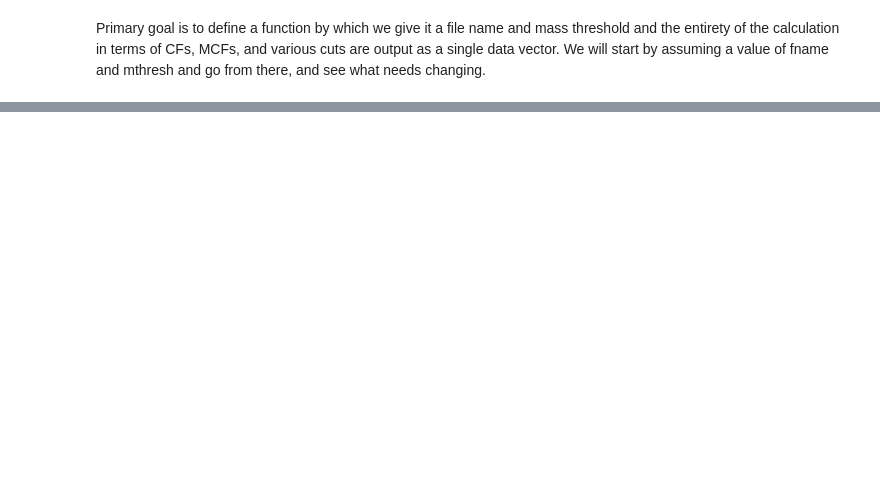
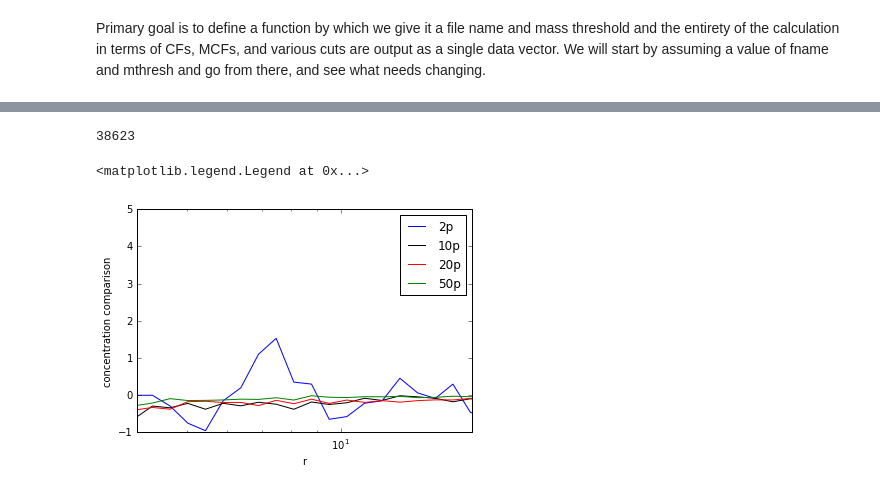
Before and after one commit to villarrealas/haloenviron-pipeline, a Jupyter notebook: halotools-pipe.ipynb, the cells around one changed output, grey strips where cells are left out. Drawn from its saved outputs; the diff is of its cells as text; code cells hidden in the pictures; blank space fills up the shorter version.

Commit message:
fixed bug in concentration cuts section

```diff
--- a/halotools-pipe.ipynb
+++ b/halotools-pipe.ipynb
@@ -141,0 +202,27 @@ print np.std(cnfw_fix_log**2)
+# %%
+cnfw_sort = np.sort(mass_sort, order='halo_cNFW')
+print len(cnfw_sort)
+
+lowlim=int(np.floor(.2*len(cnfw_sort)))
+highlim=int(np.floor(.8*len(cnfw_sort)))
+low_cnfw_sort = cnfw_sort[0:lowlim]
+high_cnfw_sort = cnfw_sort[highlim:-1]
+lowpos = np.vstack((low_cnfw_sort['halo_x'], low_cnfw_sort['halo_y'], low_cnfw_sort['halo_z'])).T
+highpos = np.vstack((high_cnfw_sort['halo_x'], high_cnfw_sort['halo_y'], high_cnfw_sort['halo_z'])).T
+x_rand = lbox * np.random.random(len(lowpos)*3)
+y_rand = lbox * np.random.random(len(lowpos)*3)
+z_rand = lbox * np.random.random(len(lowpos)*3)
+randpos = np.vstack((x_rand,y_rand,z_rand)).T
+Nsub = np.array([2,2,2])
+xi_low, cov_low = mo.tpcf_jackknife(lowpos, randoms=randpos, rbins=10**logbins, Nsub=Nsub, period=lbox)
+xi_high, cov_high = mo.tpcf_jackknife(highpos, randoms=randpos, rbins=10**logbins, Nsub=Nsub, period=lbox)
+error_low = np.sqrt(1./np.diag(cov_low))
+error_high = np.sqrt(1./np.diag(cov_high))
+yerr_low_low = np.maximum(1e-2, xi_low - error_low)
+yerr_high_low = xi_low + error_low
+yerr_low_high = np.maximum(1e-2, xi_high - error_high)
+yerr_high_high = xi_high + error_high
+
+xi_comp_20p = (xi_high - xi_low) / xi
+# %% [output]
+38623
@@ -141,0 +273,35 @@ print np.std(cnfw_fix_log**2)
+# %%
+lowlim=int(np.floor(.10*len(cnfw_sort)))
+highlim=int(np.floor(.90*len(cnfw_sort)))
+low_cnfw_sort = cnfw_sort[0:lowlim]
+high_cnfw_sort = cnfw_sort[highlim:-1]
+lowpos = np.vstack((low_cnfw_sort['halo_x'], low_cnfw_sort['halo_y'], low_cnfw_sort['halo_z'])).T
+highpos = np.vstack((high_cnfw_sort['halo_x'], high_cnfw_sort['halo_y'], high_cnfw_sort['halo_z'])).T
+x_rand = lbox * np.random.random(len(lowpos)*3)
+y_rand = lbox * np.random.random(len(lowpos)*3)
+z_rand = lbox * np.random.random(len(lowpos)*3)
+randpos = np.vstack((x_rand,y_rand,z_rand)).T
+Nsub = np.array([2,2,2])
+xi_low, cov_low = mo.tpcf_jackknife(lowpos, randoms=randpos, rbins=10**logbins, Nsub=Nsub, period=lbox)
+xi_high, cov_high = mo.tpcf_jackknife(highpos, randoms=randpos, rbins=10**logbins, Nsub=Nsub, period=lbox)
+error_low = np.sqrt(1./np.diag(cov_low))
+error_high = np.sqrt(1./np.diag(cov_high))
+yerr_low_low = np.maximum(1e-2, xi_low - error_low)
+yerr_high_low = xi_low + error_low
+yerr_low_high = np.maximum(1e-2, xi_high - error_high)
+yerr_high_high = xi_high + error_high
+
+xi_comp_10p = (xi_high - xi_low) / xi
+# %%
+plt.semilogx(10**binmids, xi_comp_2p, 'b-', label='2p')
+plt.semilogx(10**binmids, xi_comp_10p, 'k-', label='10p')
+plt.semilogx(10**binmids, xi_comp_20p, 'r-', label='20p')
+plt.semilogx(10**binmids, xi_comp_50p, 'g-', label='50p')
+plt.xlim(4,18)
+plt.ylim(-1,5)
+plt.xlabel('r')
+plt.ylabel('concentration comparison')
+plt.legend(loc='upper right')
+# %% [output]
+<matplotlib.legend.Legend at 0x...>
+[figure, added]
```
Also changed, not shown: parts of 12 cells of this notebook, 8 other files.
